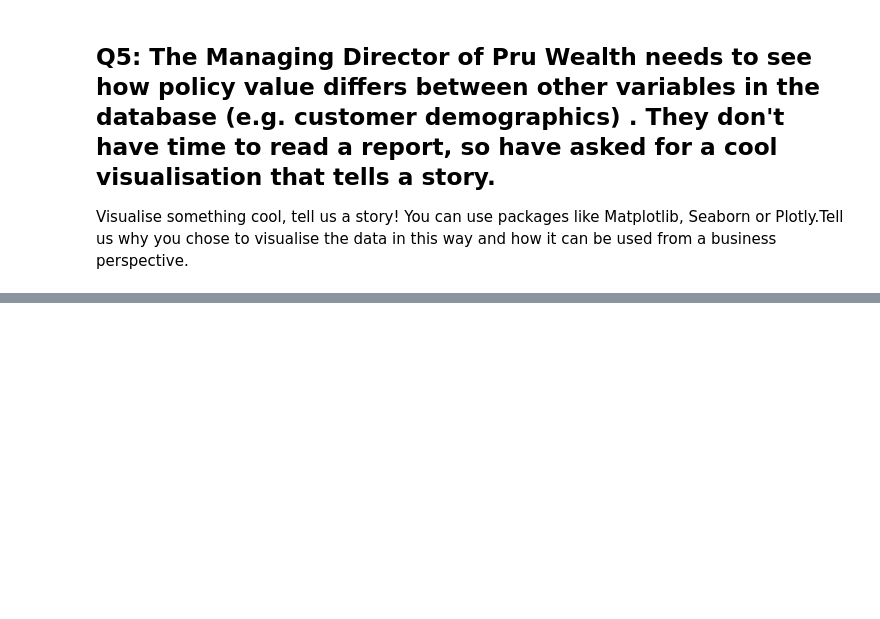
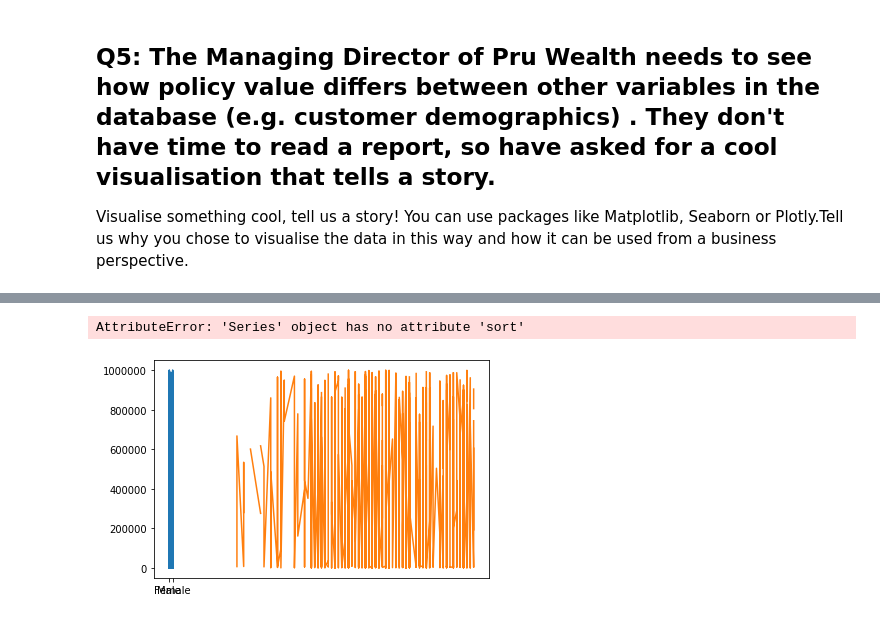
Before and after one commit to Viswavivek/casestudyMandG, a Jupyter notebook: Pru_Data_Test.ipynb, the cells around one changed output, grey strips where cells are left out. Saved outputs shown, nothing was run; the diff lists cells and outputs as text; code cells hidden in the pictures; blank space fills up the shorter version.

```diff
--- a/Pru_Data_Test.ipynb
+++ b/Pru_Data_Test.ipynb
@@ -198,0 +207,3 @@ Visualise something cool, tell us a story! You can use packages like Matplotlib,
+# %%
+data=Customer_Table.merge(Policy_Table,how='inner',on='Customer ID')
+data.corr()
@@ -199,2 +216,36 @@ Visualise something cool, tell us a story! You can use packages like Matplotlib,
+# %%
+xdata1=data['Gender']
+xdata2=d['Age']
+ydata=d['Policy Value']
+
+fig = plt.figure()
+ax = fig.add_subplot(1, 1, 1)
+ax.plot(xdata1, ydata, color='tab:blue')
+ax.plot(xdata2, ydata, color='tab:orange')
+
+# create the events marking the x data points
+xevents1 = EventCollection(xdata1, color='tab:blue', linelength=0.05)
+xevents2 = EventCollection(xdata2, color='tab:orange', linelength=0.05)
+
+# create the events marking the y data points
+yevents1 = EventCollection(ydata1, color='tab:blue', linelength=0.05,
+                           orientation='vertical')
+yevents2 = EventCollection(ydata2, color='tab:orange', linelength=0.05,
+                           orientation='vertical')
+
+# add the events to the axis
+ax.add_collection(xevents1)
+ax.add_collection(xevents2)
+ax.add_collection(yevents1)
+ax.add_collection(yevents2)
+
+# set the limits
+ax.set_xlim([0, 1])
+ax.set_ylim([0, 1])
+
+ax.set_title('line plot with data points')
+# %% [output]
+AttributeError: 'Series' object has no attribute 'sort'
+[figure, added]
 # %%
 # Insert your answer below:
```
Also changed, not shown: parts of 10 cells of this notebook.
